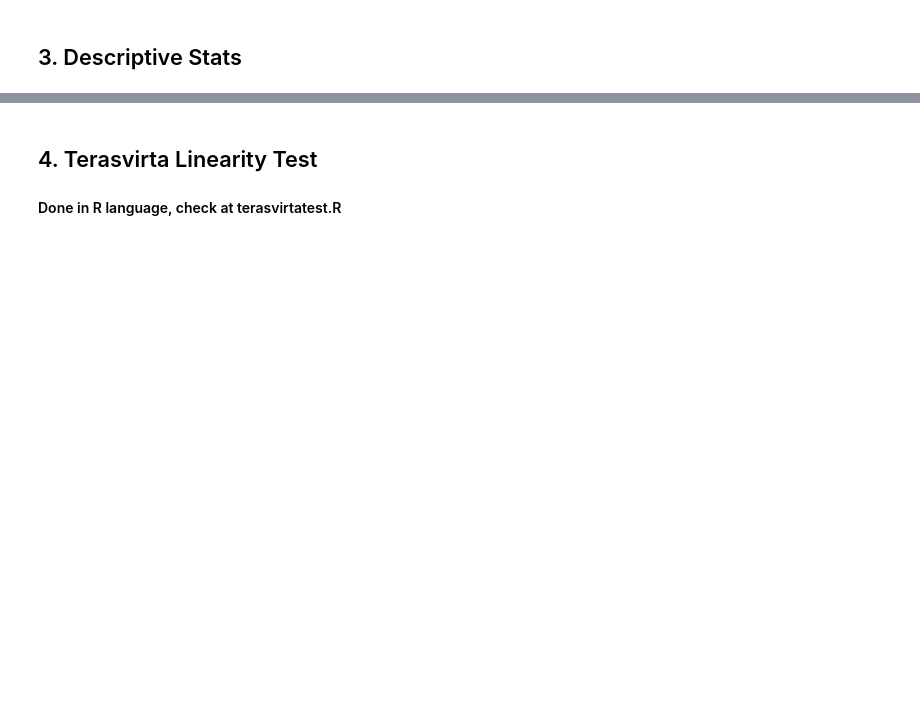
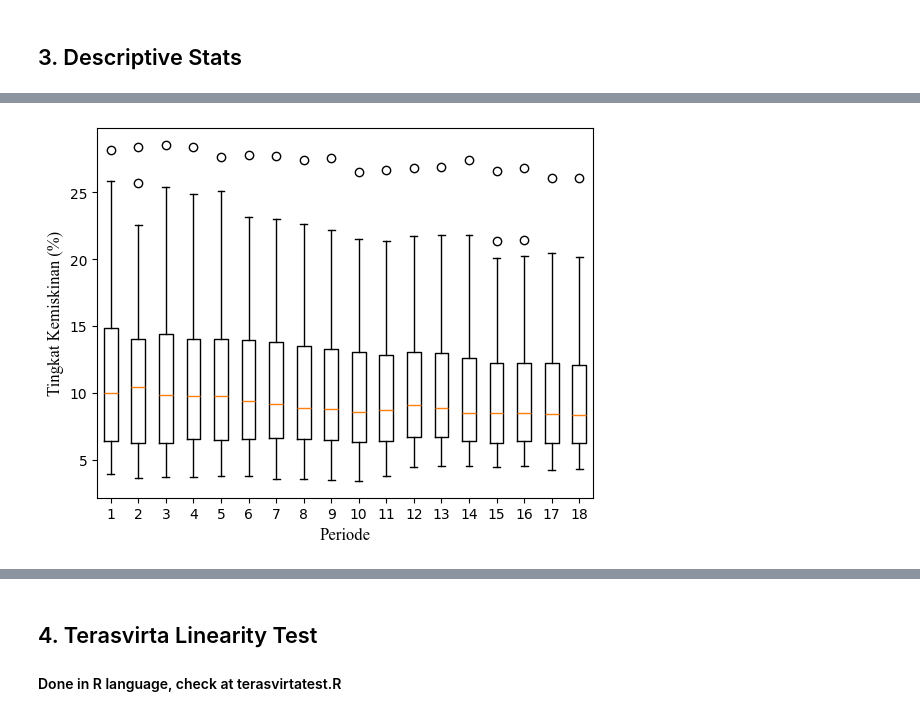
Before and after one commit to SherlockJr13/sherlock-final-project, a Jupyter notebook: main_model.ipynb, the cells around one changed output, grey strips where cells are left out. Drawn from its saved outputs; the diff is of its cells as text; code cells hidden in the pictures; blank space fills up the shorter version.

Commit message:
data split increased to 476, box-plot code, model architecture updated. prediction part pending

```diff
--- a/main_model.ipynb
+++ b/main_model.ipynb
@@ -74,3 +70,12 @@ writer = pd.ExcelWriter('pooled_data.xlsx', engine='xlsxwriter')
 with pd.ExcelWriter('pooled_data.xlsx', engine='xlsxwriter') as writer:
     data.to_excel(writer, sheet_name='data', index=False)
     desc_stat.to_excel(writer, sheet_name='desc_stat')
+# %%
+# Create a boxplot
+font_prop = {'family': 'Times New Roman', 'color': 'black', 'weight': 'normal', 'size': 12}
+plt.boxplot(data1.T)
+plt.xlabel('Periode', fontdict=font_prop)
+plt.ylabel('Tingkat Kemiskinan (%)', fontdict=font_prop)
+plt.show()
+# %% [output]
+[figure, added]
```
Also changed, not shown: parts of 10 cells of this notebook.
